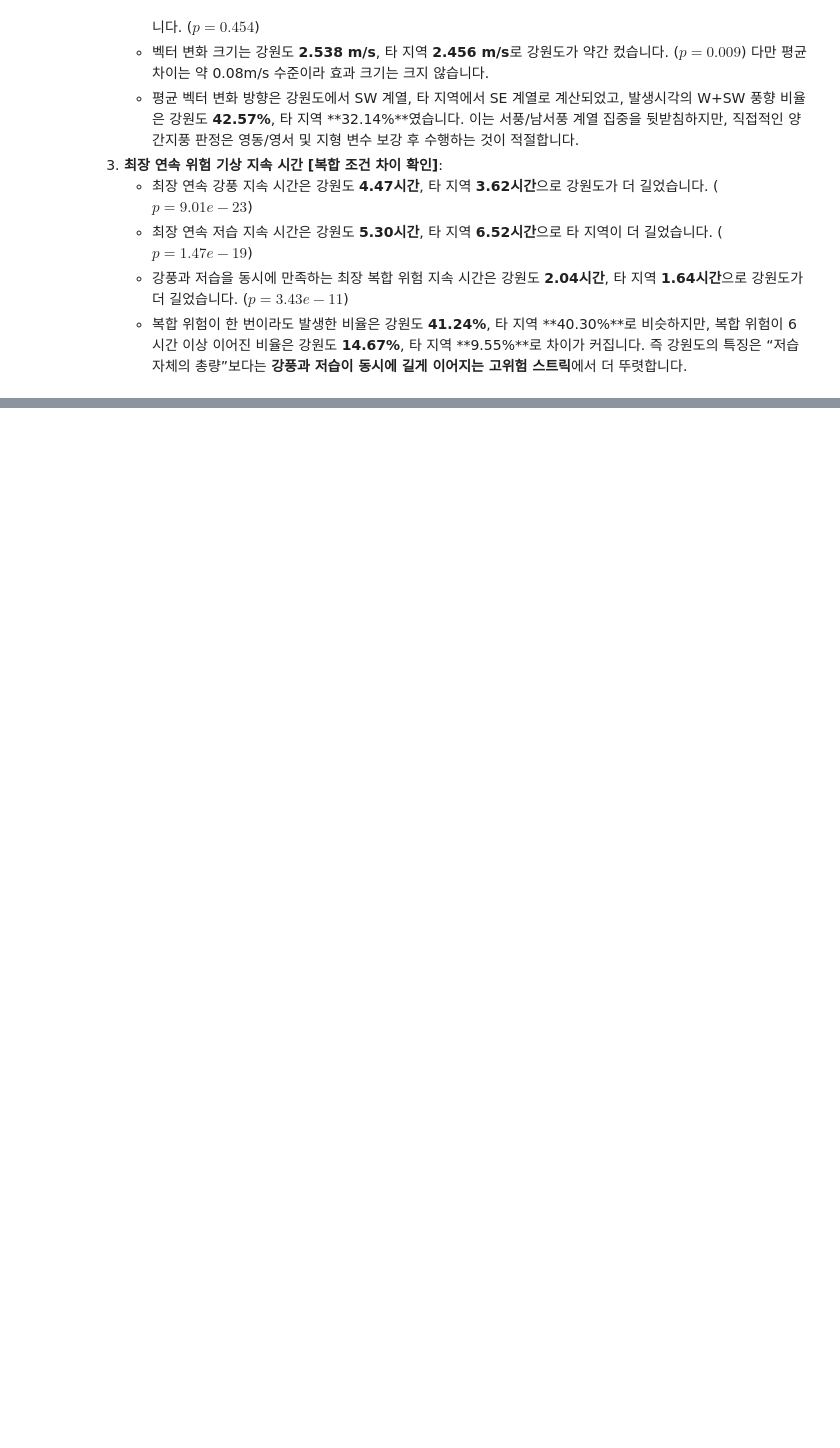
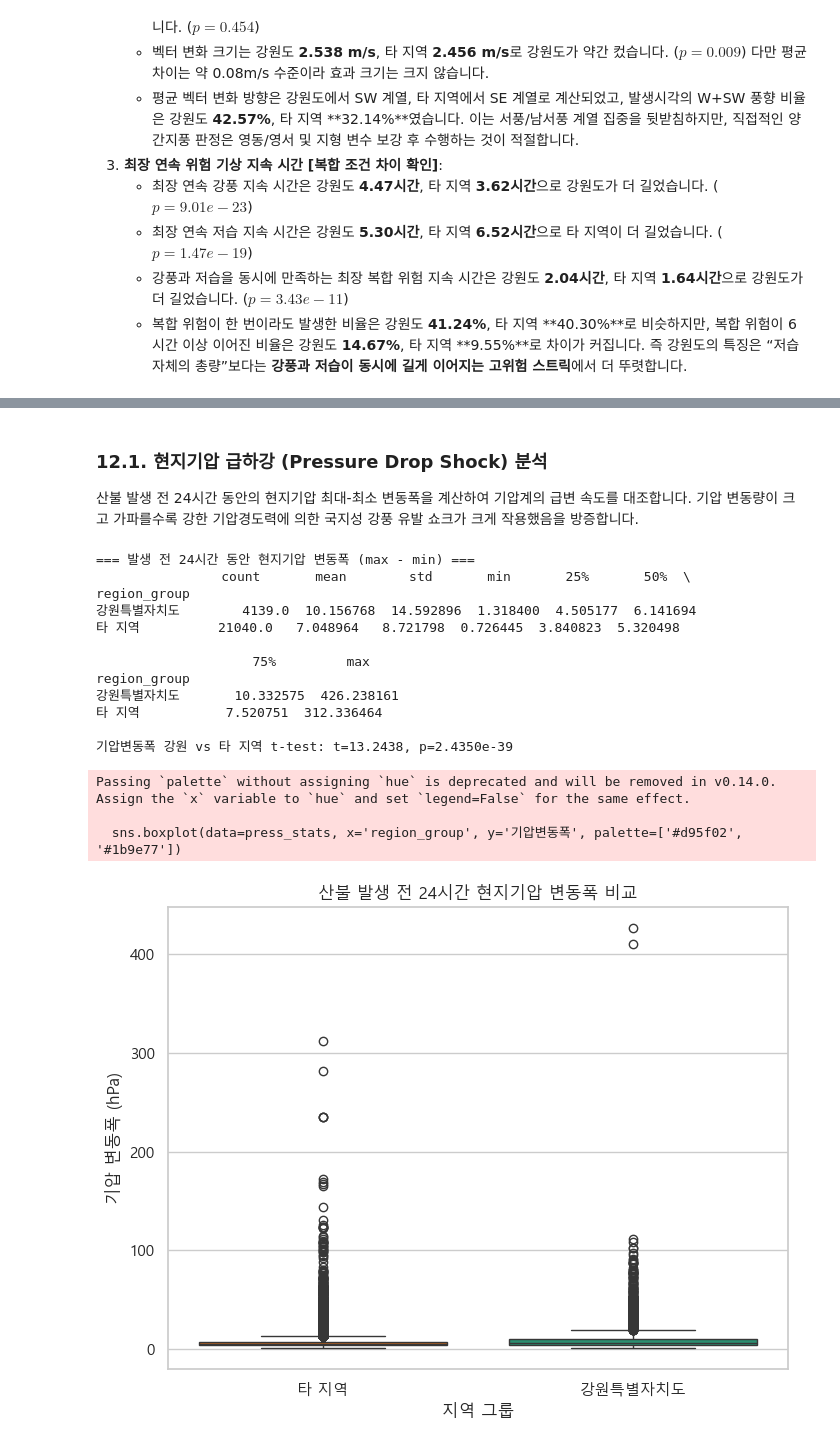
Before and after one commit to Max-JI64/farm-system-public-02, a Jupyter notebook: jsw/EDA/EDA-2026-05-25.ipynb, the cells around one changed output, grey strips where cells are left out. Cells and saved outputs as stored; diff of their text form; code cells hidden in the pictures; blank space fills up the shorter version.

```diff
--- a/jsw/EDA/EDA-2026-05-25.ipynb
+++ b/jsw/EDA/EDA-2026-05-25.ipynb
@@ -2285,0 +2434,47 @@ plt.show()
+# %% [markdown]
+### 12.1. 현지기압 급하강 (Pressure Drop Shock) 분석
+산불 발생 전 24시간 동안의 현지기압 최대-최소 변동폭을 계산하여 기압계의 급변 속도를 대조합니다. 기압 변동량이 크고 가파를수록 강한 기압경도력에 의한 국지성 강풍 유발 쇼크가 크게 작용했음을 방증합니다.
+# %%
+# 12.1. 현지기압 급하강 (Pressure Drop Shock) 분석
+# 발생 전 24시간 동안 현지기압의 최대 - 최소 변동폭 산출
+press_pre24 = hour_df[(hour_df['발생시각기준시간'] >= -24) & (hour_df['발생시각기준시간'] <= 0)].copy()
+press_stats = press_pre24.groupby('산불아이디').agg(
+    press_max=('현지기압', 'max'),
+    press_min=('현지기압', 'min'),
+    is_gangwon=('is_gangwon', 'first'),
+    region_group=('region_group', 'first')
+).reset_index()
+press_stats['기압변동폭'] = press_stats['press_max'] - press_stats['press_min']
+
+print("=== 발생 전 24시간 동안 현지기압 변동폭 (max - min) ===")
+print(press_stats.groupby('region_group')['기압변동폭'].describe())
+
+gw_p_range = press_stats[press_stats['is_gangwon']]['기압변동폭'].dropna()
+other_p_range = press_stats[~press_stats['is_gangwon']]['기압변동폭'].dropna()
+t_val5, p_val5 = stats.ttest_ind(gw_p_range, other_p_range, equal_var=False)
+print(f"\n기압변동폭 강원 vs 타 지역 t-test: t={t_val5:.4f}, p={p_val5:.4e}")
+
+# 시각화
+plt.figure(figsize=(8, 6))
+sns.boxplot(data=press_stats, x='region_group', y='기압변동폭', palette=['#d95f02', '#1b9e77'])
+plt.title("산불 발생 전 24시간 현지기압 변동폭 비교")
+plt.xlabel("지역 그룹")
+plt.ylabel("기압 변동폭 (hPa)")
+plt.show()
+# %% [output]
+=== 발생 전 24시간 동안 현지기압 변동폭 (max - min) ===
+                count       mean        std       min       25%       50%  \
+region_group
+강원특별자치도        4139.0  10.156768  14.592896  1.318400  4.505177  6.141694
+타 지역          21040.0   7.048964   8.721798  0.726445  3.840823  5.320498
+
+                    75%         max
+region_group
+강원특별자치도       10.332575  426.238161
+타 지역           7.520751  312.336464
+
+기압변동폭 강원 vs 타 지역 t-test: t=13.2438, p=2.4350e-39
+Passing `palette` without assigning `hue` is deprecated and will be removed in v0.14.0. Assign the `x` variable to `hue` and set `legend=False` for the same effect.
+
+  sns.boxplot(data=press_stats, x='region_group', y='기압변동폭', palette=['#d95f02', '#1b9e77'])
+[figure, added]
```
Also changed, not shown: parts of 26 cells of this notebook, 1 other file.
